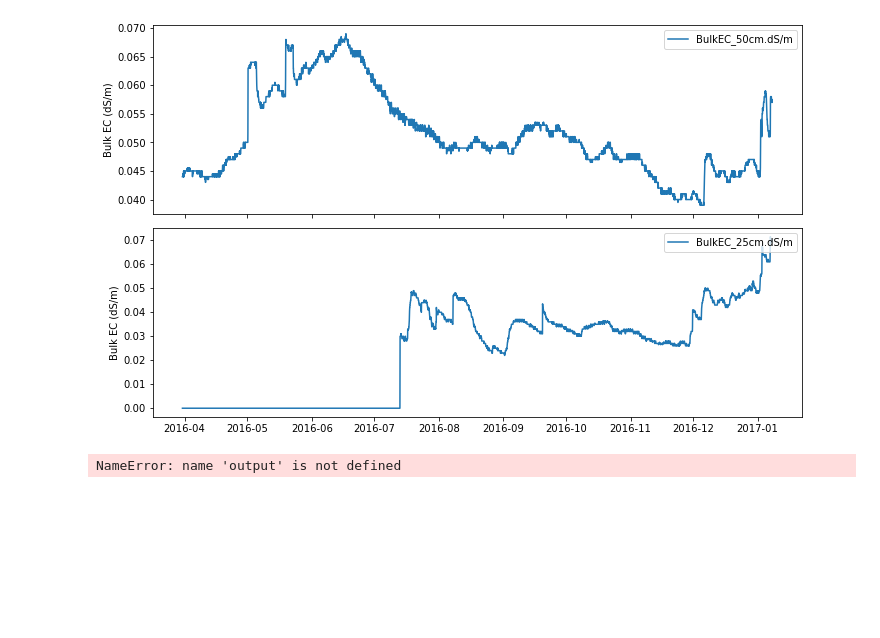
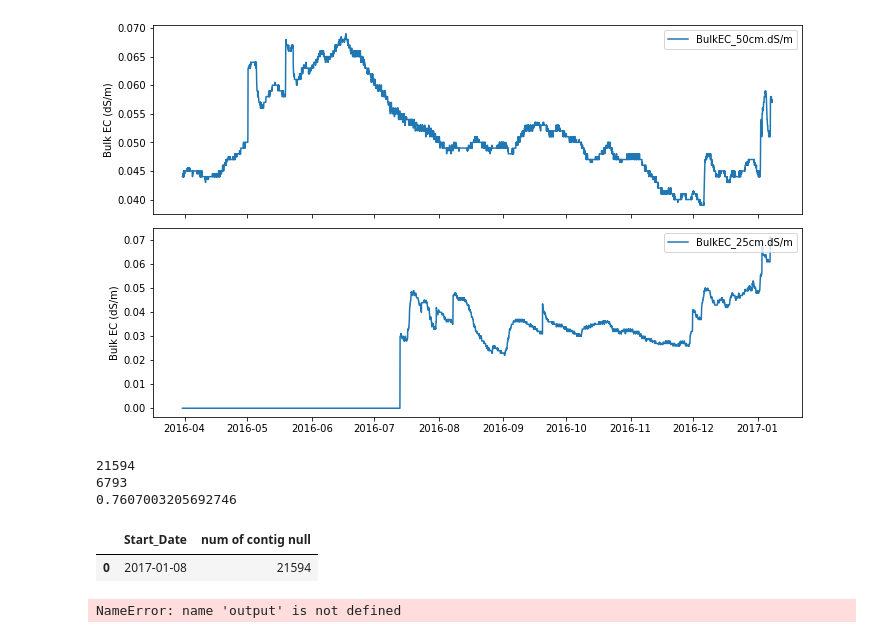
Before and after one commit to mberghouse/CO2-Data, a Jupyter notebook: python_processing/Calhoun_CZO/R1C1.ipynb, the cells around one changed output. Saved outputs shown, nothing was run; the diff lists cells and outputs as text; code cells hidden in the pictures; blank space fills up the shorter version.

```diff
--- a/python_processing/Calhoun_CZO/R1C1.ipynb
+++ b/python_processing/Calhoun_CZO/R1C1.ipynb
@@ -194,6 +194,23 @@ plot_cols(ec_cols, ylabel='Bulk EC (dS/m)');
 [figure]
 # %%
 df=df.drop(columns='BulkEC_25cm.dS/m')
+# %%
+nan_index=df['SoilMoisture_50cm.m3m3'][df['SoilMoisture_50cm.m3m3'].notna()==False]
+not_nan_index=df['SoilMoisture_50cm.m3m3'][df['SoilMoisture_50cm.m3m3'].notna()==True]
+
+print (len(nan_index))
+print (len(not_nan_index))
+print(len(nan_index)/(len(nan_index)+len(not_nan_index)))
+
+mask = df['SoilMoisture_50cm.m3m3'].isna()
+d = df.index.to_series()[mask].groupby((~mask).cumsum()[mask]).agg(['first', 'size'])
+d.rename(columns=dict(size='num of contig null', first='Start_Date')).reset_index(drop=True)
+# %% [output]
+21594
+6793
+0.7607003205692746
+|  | Start_Date | num of contig null |
+| 0 | 2017-01-08 | 21594 |
 # %%
 df=df.drop(columns='Record')
 df=df.drop(columns='Battavg')
```
Also changed, not shown: 19 other files.
